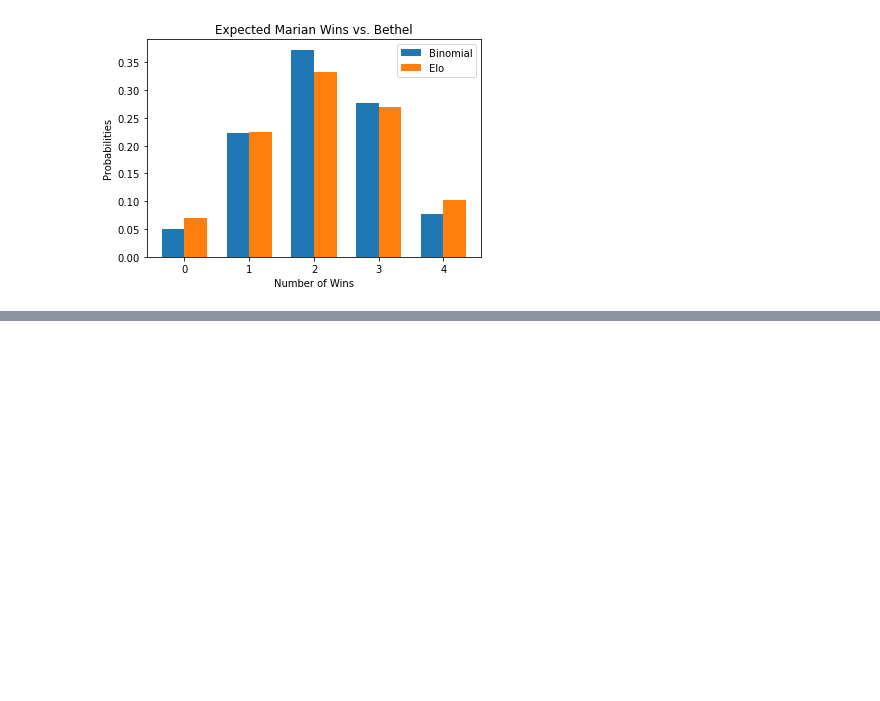
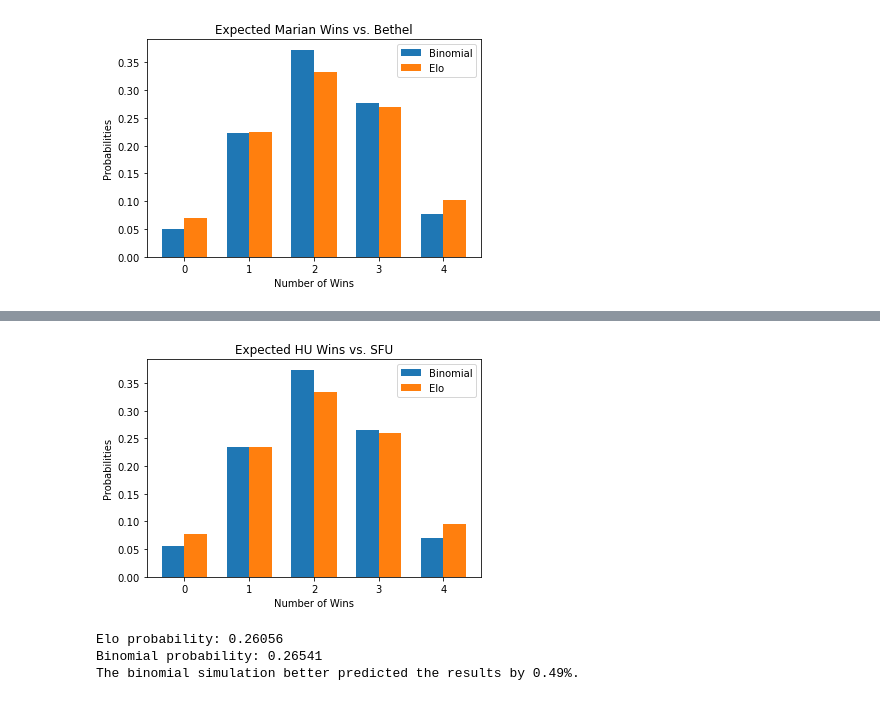
Before and after one commit to MathAtGrace/CrossRoads-Baseball, a Jupyter notebook: PredictiveAnalysis.ipynb, the cells around one changed output, grey strips where cells are left out. Saved outputs shown, nothing was run; the diff lists cells and outputs as text; code cells hidden in the pictures; blank space fills up the shorter version.

```diff
--- a/PredictiveAnalysis.ipynb
+++ b/PredictiveAnalysis.ipynb
@@ -856,0 +943,12 @@ Predictions:
+# %%
+#HU v SFU
+predictSeries("HU", "SFU", eloWk9)
+# %% [output]
+[figure, added]
+# %%
+#Result: HU 3, SFU 1
+printResults("HU", "SFU", 3, eloWk9)
+# %% [output]
+Elo probability: 0.26056
+Binomial probability: 0.26541
+The binomial simulation better predicted the results by 0.49%.
```
Also changed, not shown: parts of 28 cells of this notebook, 9 other files.
